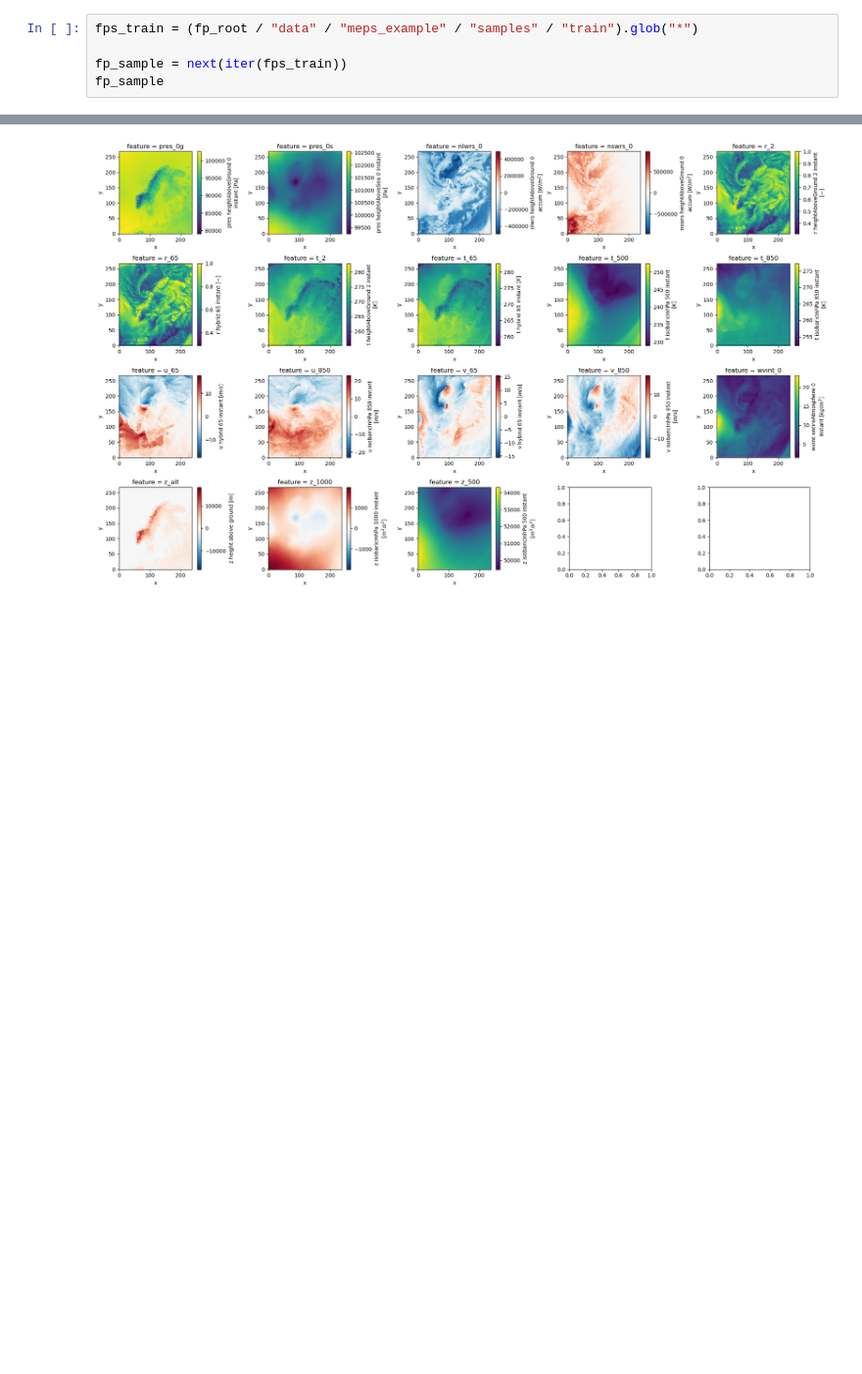
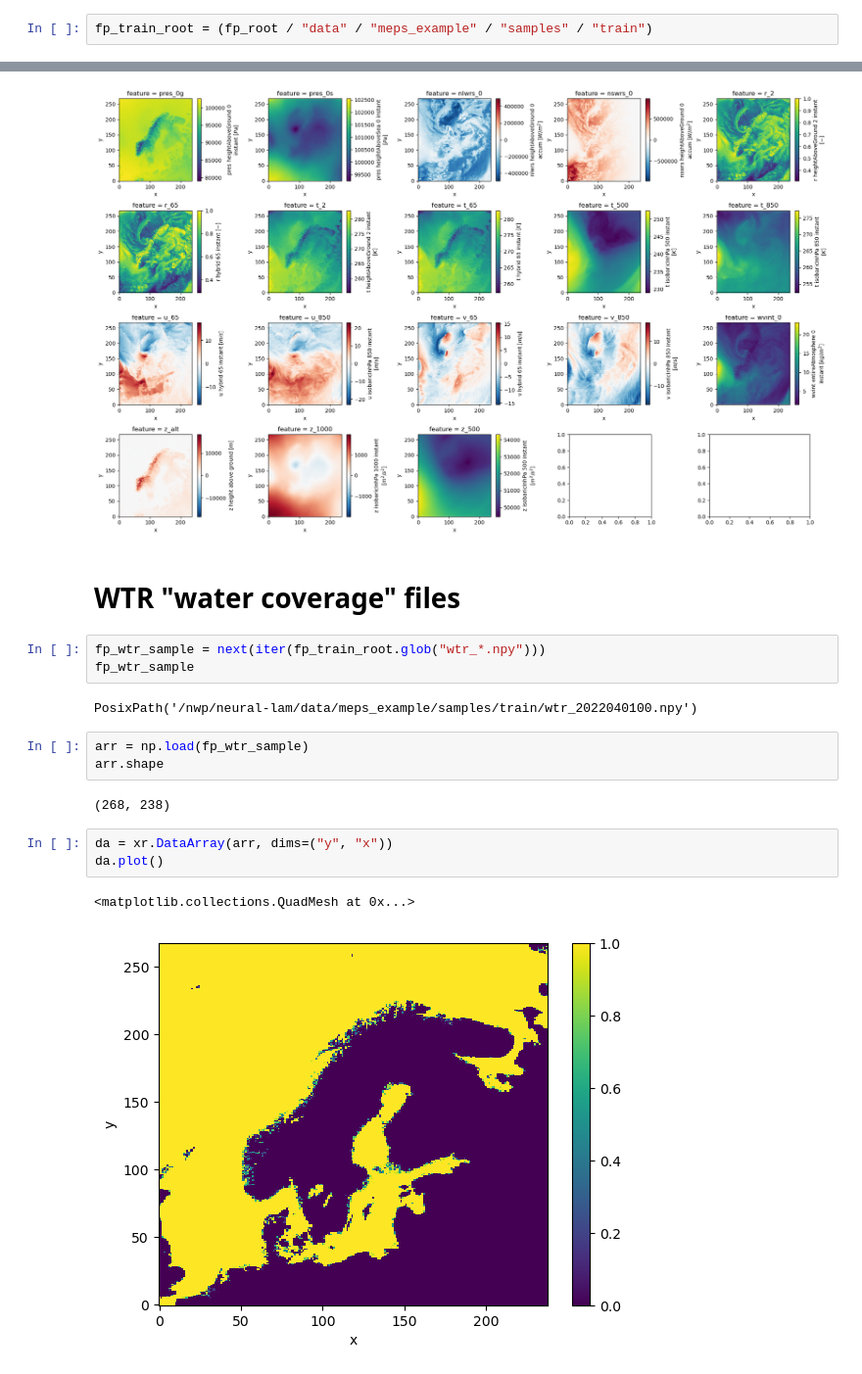
Before and after one commit to leifdenby/neural-lam, a Jupyter notebook: notebooks/examining_inputs.ipynb, the cells around one changed output, grey strips where cells are left out. Shown at 98% size. Saved outputs shown, nothing was run; the diff lists cells and outputs as text; blank space fills up the shorter version.

```diff
--- a/notebooks/examining_inputs.ipynb
+++ b/notebooks/examining_inputs.ipynb
@@ -30,7 +30,4 @@ fp_root = Path("/nwp/neural-lam")
 
 12 directories, 61 files
 # %%
-fps_train = (fp_root / "data" / "meps_example" / "samples" / "train").glob("*")
-
-fp_sample = next(iter(fps_train))
-fp_sample
+fp_train_root = (fp_root / "data" / "meps_example" / "samples" / "train")
@@ -95,3 +97,21 @@ for i, ax in enumerate(axes.flatten()):
 fig.tight_layout()
 # %% [output]
 [figure]
+# %% [markdown]
+# WTR "water coverage" files
+# %%
+fp_wtr_sample = next(iter(fp_train_root.glob("wtr_*.npy")))
+fp_wtr_sample
+# %% [output]
+PosixPath('/nwp/neural-lam/data/meps_example/samples/train/wtr_2022040100.npy')
+# %%
+arr = np.load(fp_wtr_sample)
+arr.shape
+# %% [output]
+(268, 238)
+# %%
+da = xr.DataArray(arr, dims=("y", "x"))
+da.plot()
+# %% [output]
+<matplotlib.collections.QuadMesh at 0x...>
+[figure, added]
```
Also changed, not shown: parts of 10 cells of this notebook.
